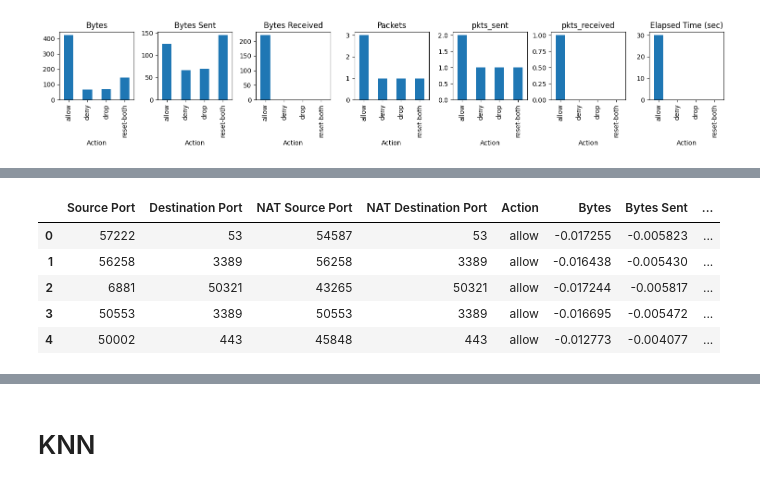
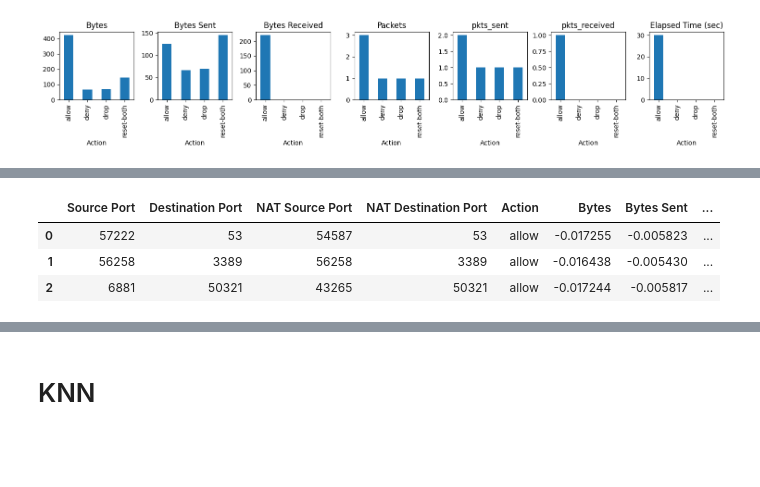
Before and after one commit to terjirapat/ML_ClassificationOfFirewall, a Jupyter notebook: main.ipynb, the cells around one changed output, grey strips where cells are left out. Saved outputs shown, nothing was run; the diff lists cells and outputs as text; code cells hidden in the pictures; blank space fills up the shorter version.

```diff
--- a/main.ipynb
+++ b/main.ipynb
@@ -206,13 +230,11 @@ plt.show()
 # %%
 # Since the data in columns is not form in normal distribution so we will apply Standardization
 scaler = StandardScaler()
 df[columns] = scaler.fit_transform(df[columns])
 
-df.head()
+df.head(3)
 # %% [output]
 |  | Source Port | Destination Port | NAT Source Port | NAT Destination Port | Action | Bytes | Bytes Sent | ... |
 | 0 | 57222 | 53 | 54587 | 53 | allow | -0.017255 | -0.005823 | ... |
 | 1 | 56258 | 3389 | 56258 | 3389 | allow | -0.016438 | -0.005430 | ... |
 | 2 | 6881 | 50321 | 43265 | 50321 | allow | -0.017244 | -0.005817 | ... |
-| 3 | 50553 | 3389 | 50553 | 3389 | allow | -0.016695 | -0.005472 | ... |
-| 4 | 50002 | 443 | 45848 | 443 | allow | -0.012773 | -0.004077 | ... |
```
Also changed, not shown: parts of 28 cells of this notebook.
